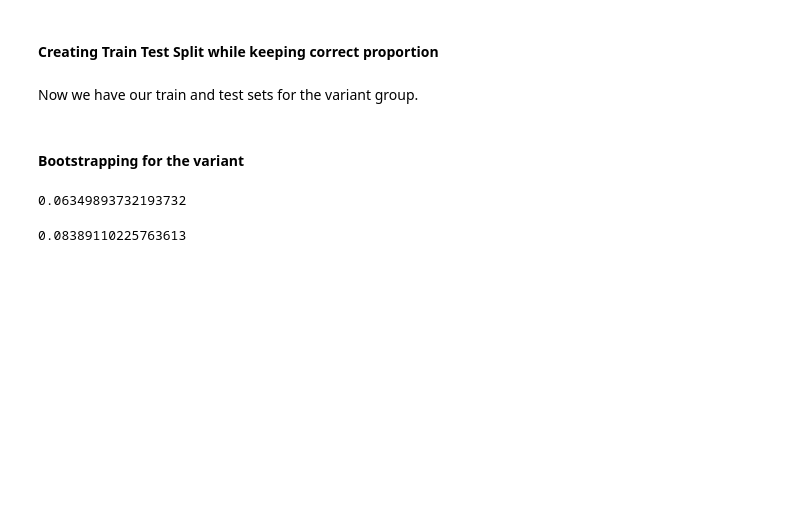
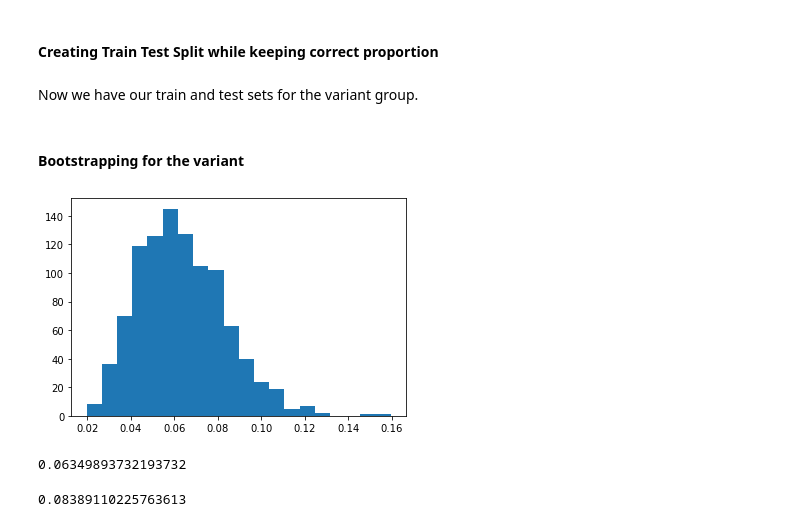
Before and after one commit to BrooksDiwu/bootstrapping_comm, a Jupyter notebook: BOOTSTRAPPING.ipynb, the cells around one changed output. Saved outputs shown, nothing was run; the diff lists cells and outputs as text; code cells hidden in the pictures; blank space fills up the shorter version.

```diff
--- a/BOOTSTRAPPING.ipynb
+++ b/BOOTSTRAPPING.ipynb
@@ -159,6 +171,12 @@ for i in range(1000):
                        k=len(combined_train_variant))
     mean = np.mean(y)
     combined_train_sample_mean.append(mean)
+# %%
+fig, ax = plt.subplots(figsize=(6, 4))
+plt.hist(combined_train_sample_mean, bins=20)
+plt.show()
+# %% [output]
+[figure, added]
 # %%
 np.mean(combined_train_sample_mean)
 # %% [output]
```
Also changed, not shown: parts of 10 cells of this notebook.
